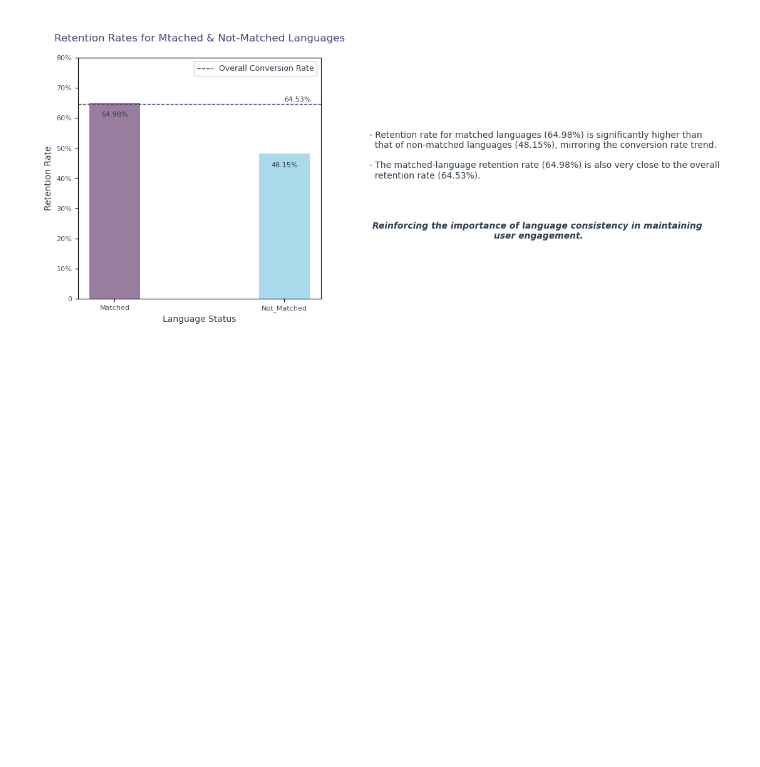
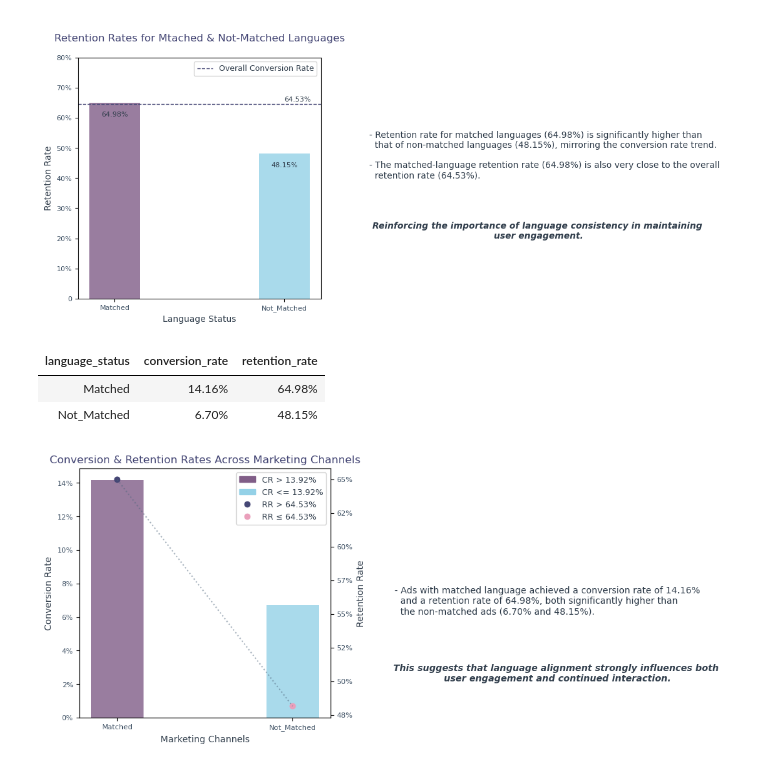
Before and after one commit to hend-a-ghafour/Analyzing_Marketing_Campaigns, a Jupyter notebook: Analyzing_Marketing_Campaigns.ipynb, the cells around one changed output. Drawn from its saved outputs; the diff is of its cells as text; code cells hidden in the pictures; blank space fills up the shorter version.

Commit message:
rr,cr,language - comparison

```diff
--- a/Analyzing_Marketing_Campaigns.ipynb
+++ b/Analyzing_Marketing_Campaigns.ipynb
@@ -1312,6 +1312,71 @@ plt.show()
 # %% [output]
 [figure]
 [figure]
+# %%
+# Comparing Conversion Rates with Retention Rates Within Variant Classification:
+performance_lang=conversion_lang.merge(retention_lang,on='language_status')\
+                            .loc[:,['language_status','conversion_rate','retention_rate']]
+
+performance_lang.style.hide().format({'conversion_rate':'{:,.2%}','retention_rate':'{:,.2%}'})
+# %% [output]
+| language_status | conversion_rate | retention_rate |
+| Matched | 14.16% | 64.98% |
+| Not_Matched | 6.70% | 48.15% |
+# %%
+# Data
+x=performance_lang.language_status.to_list()
+y=performance_lang.conversion_rate
+z=performance_lang.retention_rate
+
+# Defining colors based on performance
+colors = ['#805D87' if n > conversion_rate else '#94D1E7' for n in y]
+colors2= ['#454775' if m > retention_rate else '#EA9FBB' for m in z]
+
+# Creating the chart
+fig,ax1=plt.subplots(figsize=(5,5))
+
+# 1- Conversion Rate (Bar)
+ax1.bar(x,y,width=.3, alpha=.8, color=colors, label='Conversion Rate')
+
+# 2- Retention Rate
+ax2 = ax1.twinx()
+ax2.plot(x,z, ls='dotted', color='#51687F', label='Retention Rate', alpha=.5)
+ax2.scatter(x,z,color=colors2,label=['CR > 64.53%','CR <= 64.53%'])
+
+# Customizing the chart
+plt.title('Conversion & Retention Rates Across Marketing Channels', fontsize=12, color='#454775')
+
+ax1.set_xlabel('Marketing Channels', fontsize=10,color='#313E4C')
+ax1.tick_params(axis='x',labelcolor='#415366',labelsize=8)
+
+ax1.set_ylabel('Conversion Rate', fontsize=10,color='#313E4C')
+ax1.tick_params(axis='y',labelcolor='#415366',labelsize=8)
+ax1.yaxis.set_major_formatter(mticker.PercentFormatter(1,decimals=False))
+
+ax2.set_ylabel('Retention Rate', fontsize=10, color='#313E4C')
+ax2.tick_params(axis='y',labelcolor='#415366',labelsize=8)
+ax2.yaxis.set_major_formatter(mticker.PercentFormatter(1,decimals=False))
+
+# Legend
+above_cr = mpatches.Patch(color='#805D87', label='CR > 13.92%')
+below_cr = mpatches.Patch(color='#94D1E7', label='CR <= 13.92%')
+above_rr = mlines.Line2D([], [], color='#454775', marker='o',linestyle='None',label='RR > 64.53%')
+below_rr = mlines.Line2D([], [], color='#EA9FBB', marker='o', linestyle='None',label='RR ≤ 64.53%')
+plt.legend(handles=[above_cr,below_cr,above_rr,below_rr],fontsize=9,labelcolor='#313E4C')
+
+# Findings
+text1='''
+- Ads with matched language achieved a conversion rate of 14.16%
+  and a retention rate of 64.98%, both significantly higher than
+  the non-matched ads (6.70% and 48.15%).'''
+text2='''
+This suggests that language alignment strongly influences both
+user engagement and continued interaction.'''
+plt.text(1.58,.55,text1, color='#313E4C')
+plt.text(2.51,.5,text2, ha='center',fontstyle='italic',weight='semibold', fontsize=10, color='#313E4C')
+plt.show();
+# %% [output]
+[figure, added]
 # %%
 # Calculating Conversion Rate across variant classifications
 conversion_age=converted_users.groupby('age_group').user_id.nunique().reset_index()\
```
